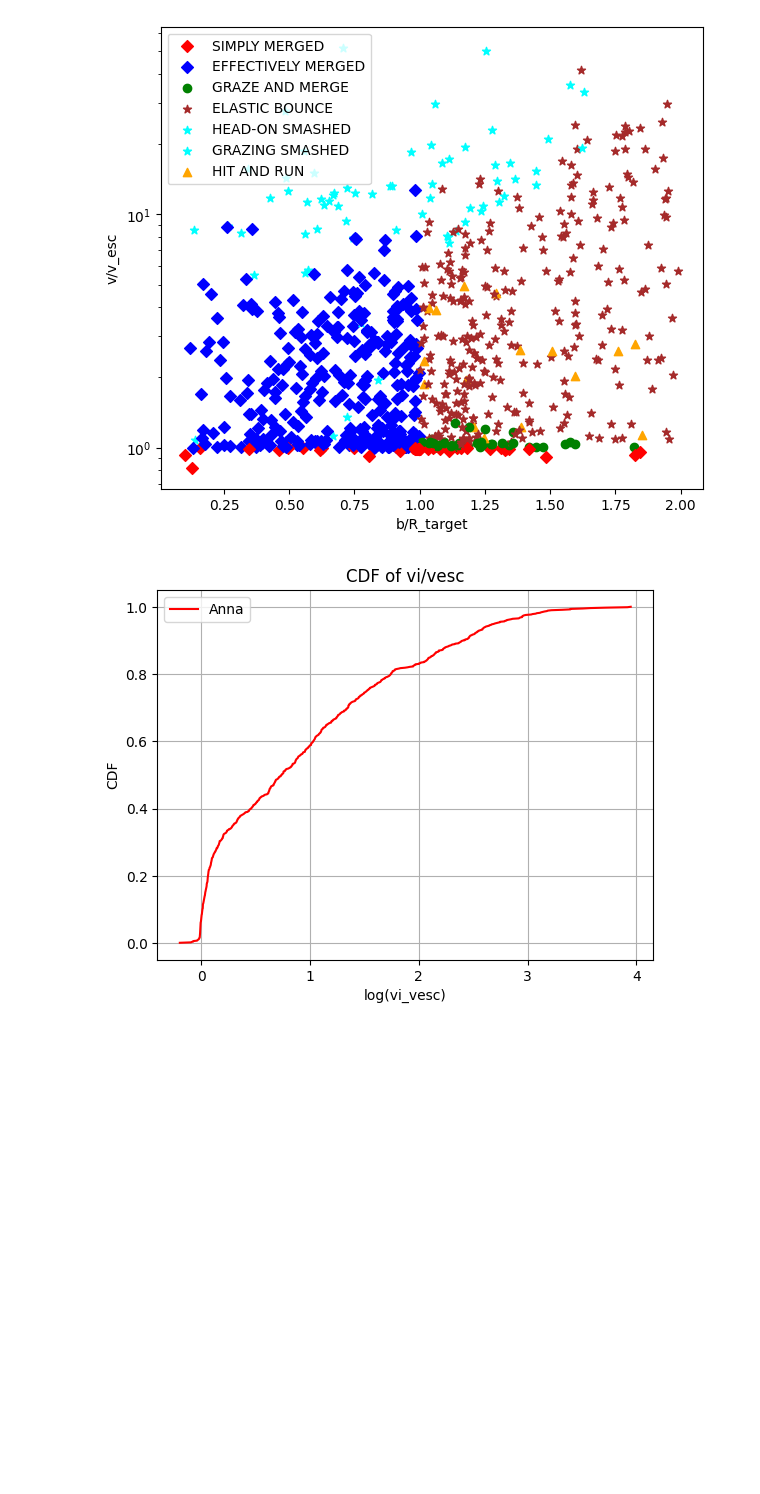
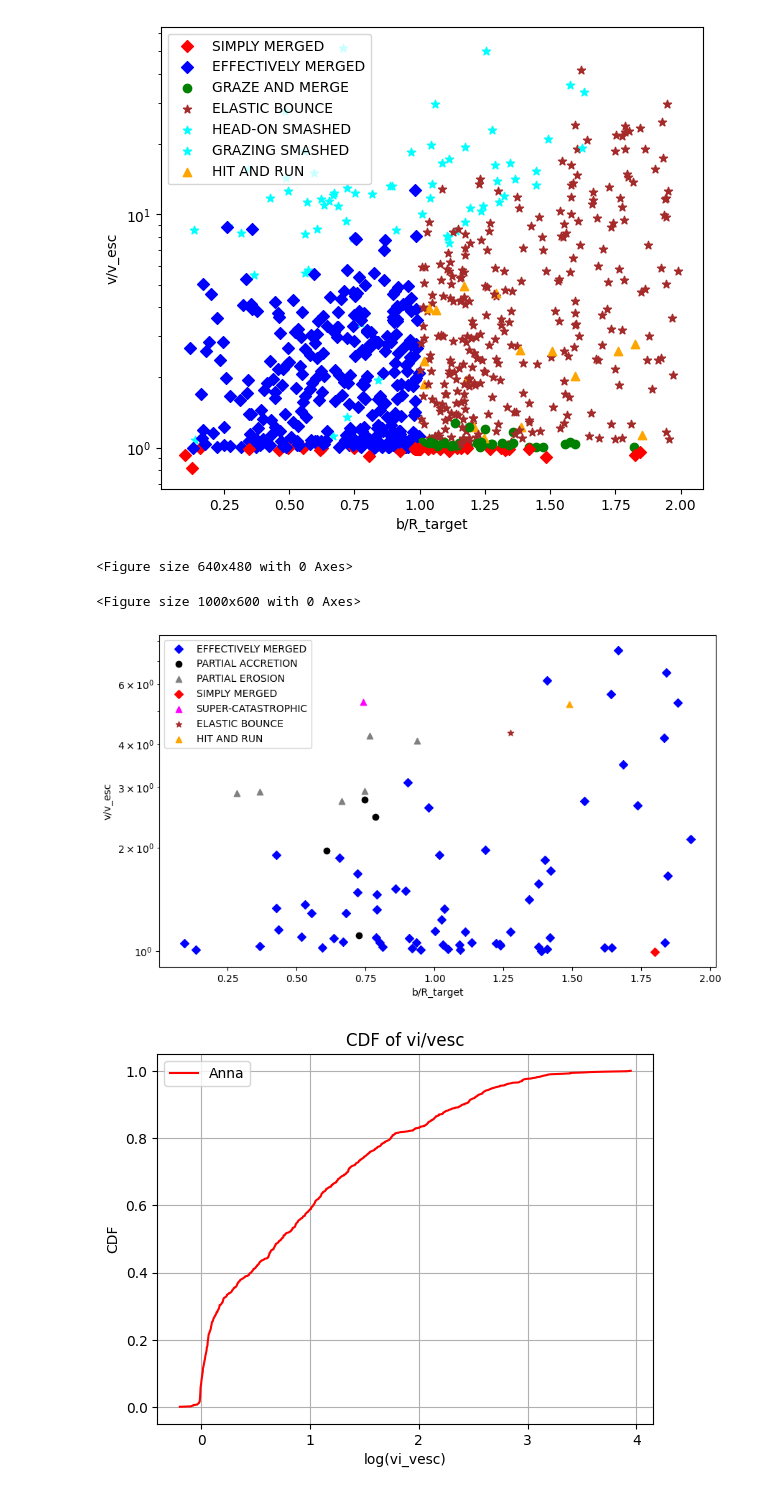
Before and after one commit to haniyehtajer/planetgarten, a Jupyter notebook: simulation_results/result_analyze.ipynb, the cells around one changed output. Cells and saved outputs as stored; diff of their text form; code cells hidden in the pictures; blank space fills up the shorter version.

```diff
--- a/simulation_results/result_analyze.ipynb
+++ b/simulation_results/result_analyze.ipynb
@@ -43,6 +50,12 @@ plt.show()
 rr.plot_b_v(anna_b, anna_v, anna_tt['coll_types'])
 # %% [output]
 [figure]
+# %%
+rr.plot_b_v(b, v, nd_tt['coll_types'])
+# %% [output]
+<Figure size 640x480 with 0 Axes>
+<Figure size 1000x600 with 0 Axes>
+[figure, added]
 # %%
 rr.plot_v_cdf(anna_v,'red','Anna')
 # %% [output]
```
Also changed, not shown: parts of 4 cells of this notebook, 5 other files.
